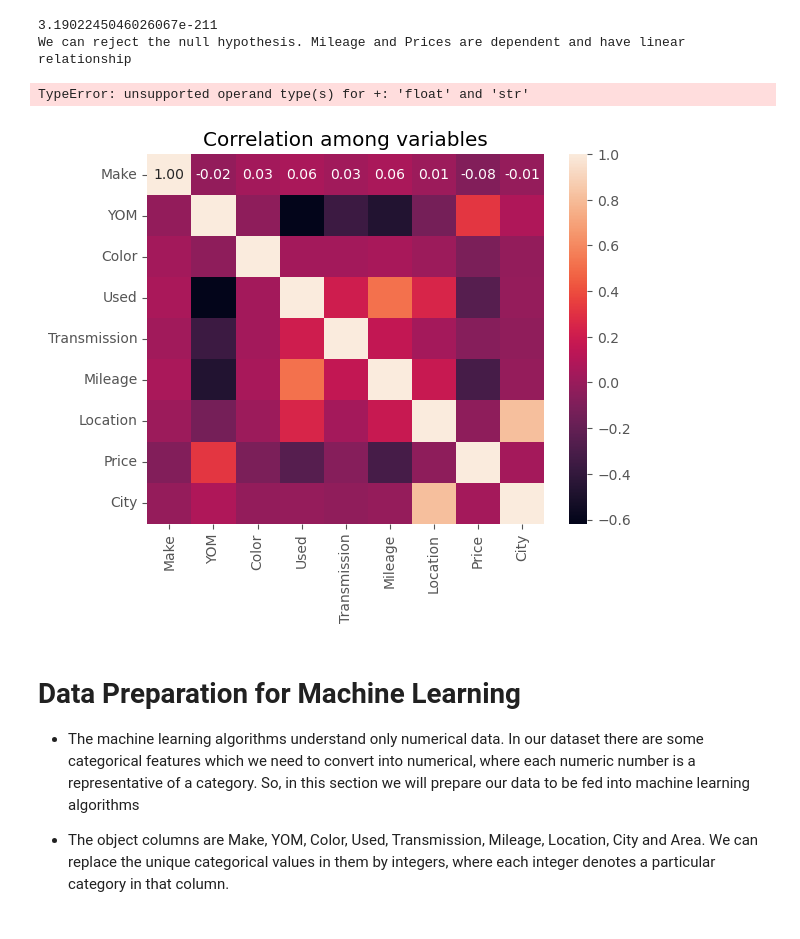
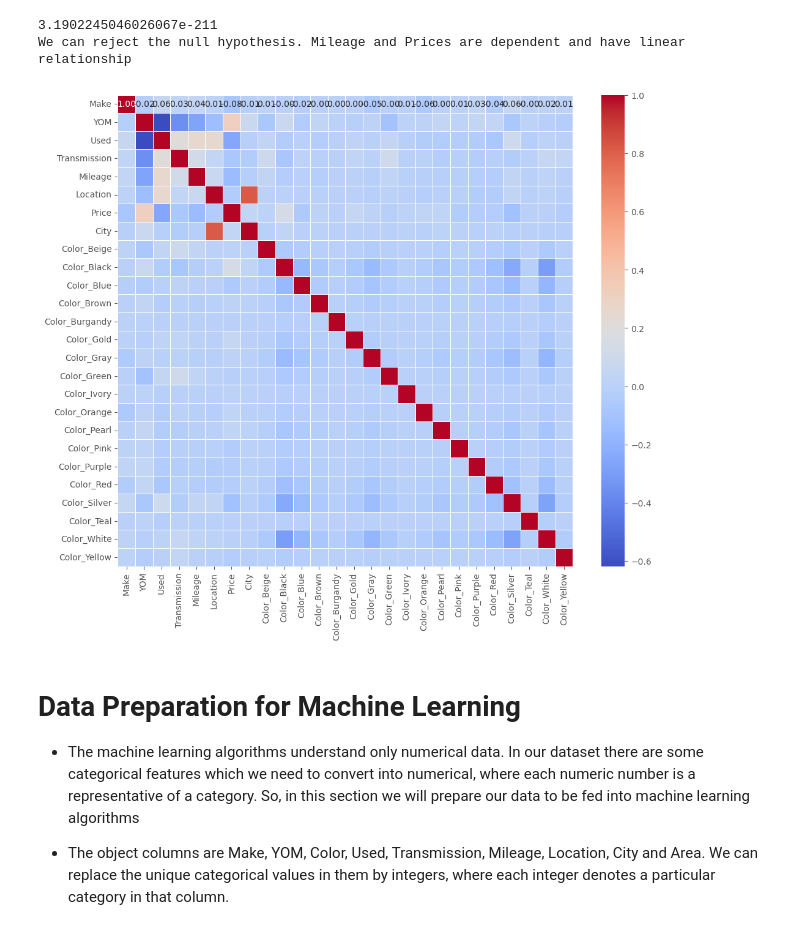
Before and after one commit to Cynthiachelangat/groupcarproject, a Jupyter notebook: model.ipynb, the cells around one changed output. Cells and saved outputs as stored; diff of their text form; code cells hidden in the pictures.

```diff
--- a/model.ipynb
+++ b/model.ipynb
@@ -808,27 +872,20 @@ else:
 # %% [output]
 3.1902245046026067e-211
 We can reject the null hypothesis. Mileage and Prices are dependent and have linear relationship
-# %%
-trans = cars["Transmission"]
-prices = cars["Price"]
-stat,p = pearsonr(trans,prices)
-if p > 0.05:
-    print(p)
-    print("We cannot reject the null hypothesis. Transmission and prices are not dependent and have no linear relationship")
-else:
-    print(p)
-    print("We can reject the null hypothesis. Transmission and Prices are dependent and have linear relationship")
-# %% [output]
-TypeError: unsupported operand type(s) for +: 'float' and 'str'
-# %%
-# checking correlation among variables of the data
-corr = carsCopy.corr()
-
-sns.heatmap(corr,annot=True,fmt=".2f")
-plt.title("Correlation among variables")
-plt.show()
-# %% [output]
-[figure, removed]
+# %%
+# Calculate the correlation matrix for all columns
+correlation_matrix = cars_encoded.corr()
+
+# Set up the matplotlib figure
+plt.figure(figsize=(12, 10))
+
+# Create a heatmap using Seaborn
+sns.heatmap(correlation_matrix, annot=True, cmap="coolwarm", fmt=".2f", linewidths=.5)
+
+# Show the plot
+plt.show()
+# %% [output]
+[figure, added]
 # %% [markdown]
 # Data Preparation for Machine Learning
 - The machine learning algorithms understand only numerical data. In our dataset there are some categorical features which we need to convert into numerical, where each numeric number is a representative of a category. So, in this section we will prepare our data to be fed into machine learning algorithms
```
Also changed, not shown: parts of 28 cells of this notebook.
